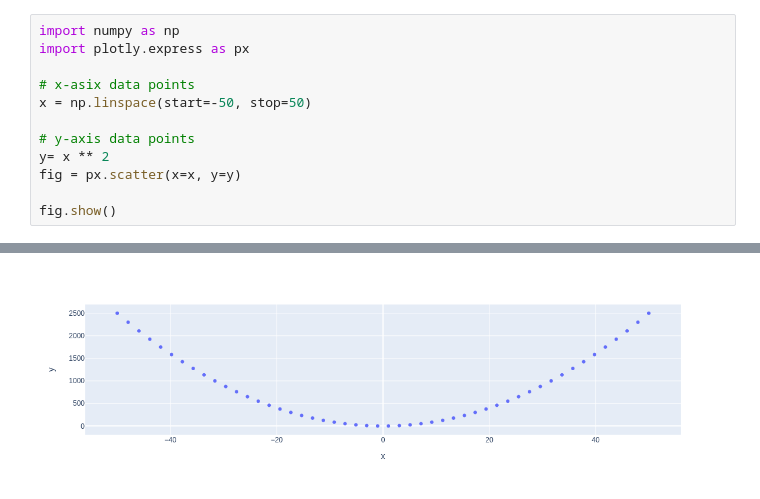
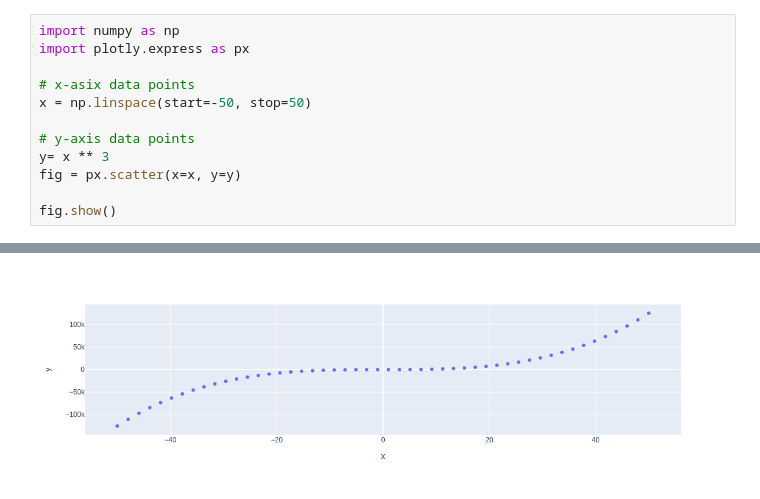
Before and after one commit to skraft-redhat/my-notebooks-repo, a Jupyter notebook: experiment1.ipynb, the cells around one changed output, grey strips where cells are left out. Saved outputs shown, nothing was run; the diff lists cells and outputs as text.

```diff
--- a/experiment1.ipynb
+++ b/experiment1.ipynb
@@ -6,7 +6,7 @@ import plotly.express as px
 x = np.linspace(start=-50, stop=50)
 
 # y-axis data points
-y= x ** 2
+y= x ** 3
 fig = px.scatter(x=x, y=y)
 
 fig.show()
@@ -15 +14 @@ fig.show()
-[figure, old version]
+[figure, new version]
```
Also changed, not shown: parts of 1 cell of this notebook.
